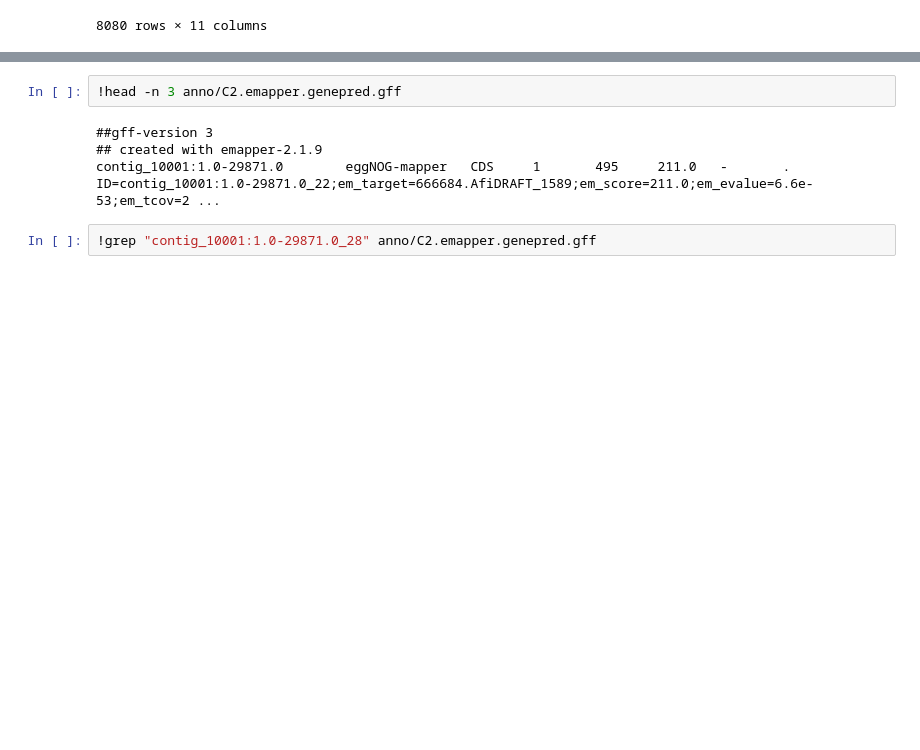
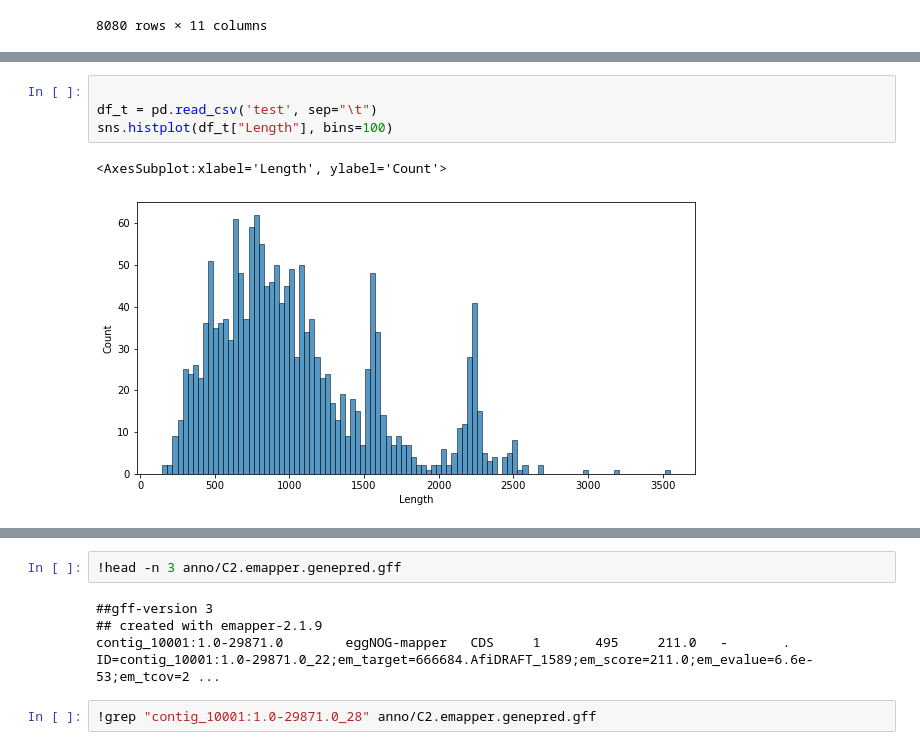
Before and after one commit to crabron/ARRIAM, a Jupyter notebook: primers.ipynb, the cells around one changed output, grey strips where cells are left out. Drawn from its saved outputs; the diff is of its cells as text; blank space fills up the shorter version.

```diff
--- a/primers.ipynb
+++ b/primers.ipynb
@@ -230,0 +728,7 @@ df[df["seed_ortholog"].str.contains("AfiDRAFT_1589", na=False)]
+# %%
+
+df_t = pd.read_csv('test', sep="\t")
+sns.histplot(df_t["Length"], bins=100)
+# %% [output]
+<AxesSubplot:xlabel='Length', ylabel='Count'>
+[figure, added]
```
Also changed, not shown: parts of 195 cells of this notebook.
